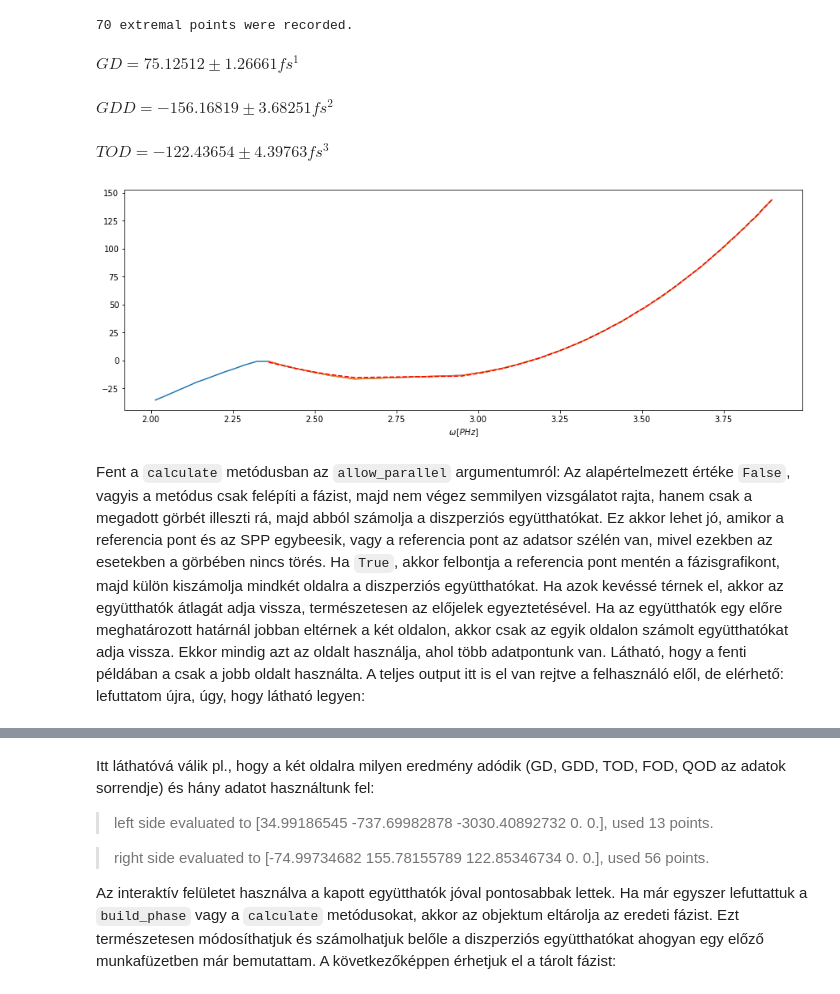
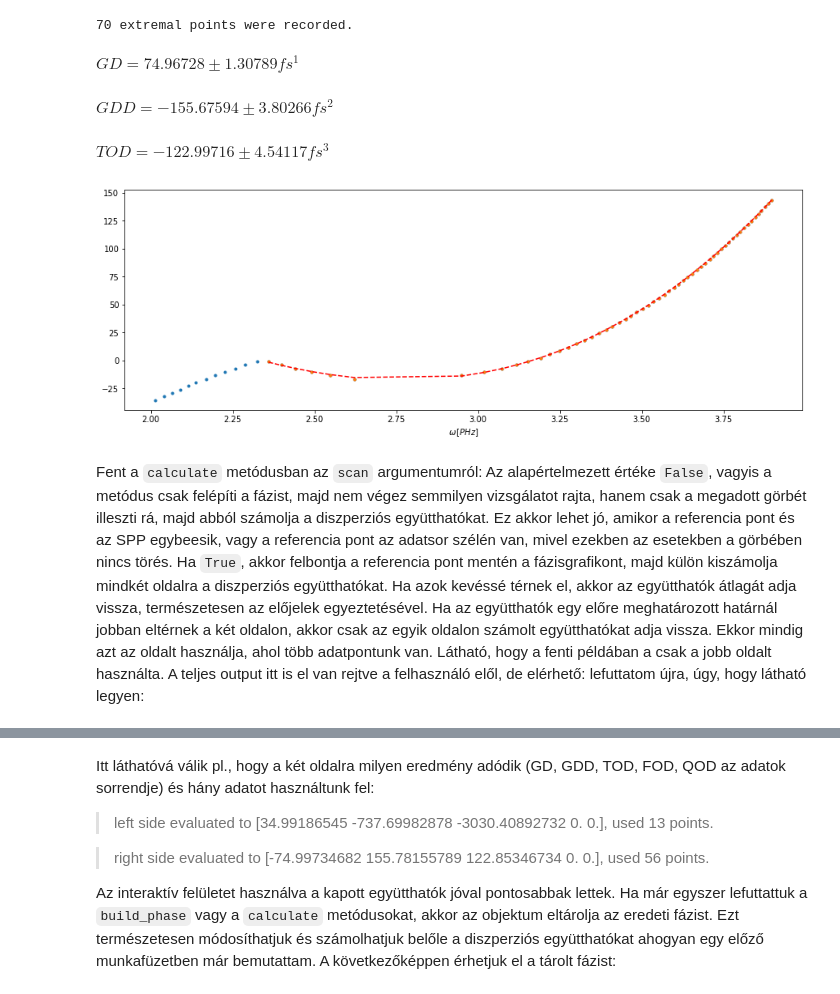
Before and after one commit to Ptrskay3/PySprint, a Jupyter notebook: doc/hu_minmax.ipynb, the cells around one changed output, grey strips where cells are left out. Saved outputs shown, nothing was run; the diff lists cells and outputs as text; code cells hidden in the pictures.

```diff
--- a/doc/hu_minmax.ipynb
+++ b/doc/hu_minmax.ipynb
@@ -78,17 +78,17 @@ with ps.interactive():
 # %%
 # Itt nem adok meg SPP_callbacks értéket, hanem magára az objektumra állítom be
 # az állandó fázisú pont helyét. Ekkor ezt fogja a használni a program.
 # Ha mindkettő adott, akkor az SPP_callbacks argumentum értéke preferált.
 m.positions = 2.77
 
-m.calculate(reference_point=2.355, order=3, allow_parallel=True, show_graph=True);
+m.calculate(reference_point=2.355, order=3, scan=True, show_graph=True);
 # %% [output]
-$\displaystyle GD = 75.12512 ± 1.26661 fs^1$
+$\displaystyle GD = 74.96728 ± 1.30789 fs^1$
-$\displaystyle GDD = -156.16819 ± 3.68251 fs^2$
+$\displaystyle GDD = -155.67594 ± 3.80266 fs^2$
-$\displaystyle TOD = -122.43654 ± 4.39763 fs^3$
+$\displaystyle TOD = -122.99716 ± 4.54117 fs^3$
-[figure, old version]
+[figure, new version]
 # %% [markdown]
-Fent a `calculate` metódusban az `allow_parallel` argumentumról: Az alapértelmezett értéke `False`, vagyis a metódus csak felépíti a fázist, majd nem végez semmilyen vizsgálatot rajta, hanem csak a megadott görbét illeszti rá, majd abból számolja a diszperziós együtthatókat. Ez akkor lehet jó, amikor a referencia pont és az SPP egybeesik, vagy a referencia pont az adatsor szélén van, mivel ezekben az esetekben a görbében nincs törés. Ha `True`, akkor felbontja a referencia pont mentén a fázisgrafikont, majd külön kiszámolja mindkét oldalra a diszperziós együtthatókat. Ha azok kevéssé térnek el, akkor az együtthatók átlagát adja vissza, természetesen az előjelek egyeztetésével. Ha az együtthatók egy előre meghatározott határnál jobban eltérnek a két oldalon, akkor csak az egyik oldalon számolt együtthatókat adja vissza. Ekkor mindig azt az oldalt használja, ahol több adatpontunk van. Látható, hogy a fenti példában a csak a jobb oldalt használta. A teljes output itt is el van rejtve a felhasználó elől, de elérhető: lefuttatom újra, úgy, hogy látható legyen:
+Fent a `calculate` metódusban az `scan` argumentumról: Az alapértelmezett értéke `False`, vagyis a metódus csak felépíti a fázist, majd nem végez semmilyen vizsgálatot rajta, hanem csak a megadott görbét illeszti rá, majd abból számolja a diszperziós együtthatókat. Ez akkor lehet jó, amikor a referencia pont és az SPP egybeesik, vagy a referencia pont az adatsor szélén van, mivel ezekben az esetekben a görbében nincs törés. Ha `True`, akkor felbontja a referencia pont mentén a fázisgrafikont, majd külön kiszámolja mindkét oldalra a diszperziós együtthatókat. Ha azok kevéssé térnek el, akkor az együtthatók átlagát adja vissza, természetesen az előjelek egyeztetésével. Ha az együtthatók egy előre meghatározott határnál jobban eltérnek a két oldalon, akkor csak az egyik oldalon számolt együtthatókat adja vissza. Ekkor mindig azt az oldalt használja, ahol több adatpontunk van. Látható, hogy a fenti példában a csak a jobb oldalt használta. A teljes output itt is el van rejtve a felhasználó elől, de elérhető: lefuttatom újra, úgy, hogy látható legyen:
 # %%
 import logging
 logger = logging.getLogger()
```
Also changed, not shown: parts of 7 cells of this notebook, 12 other files.
